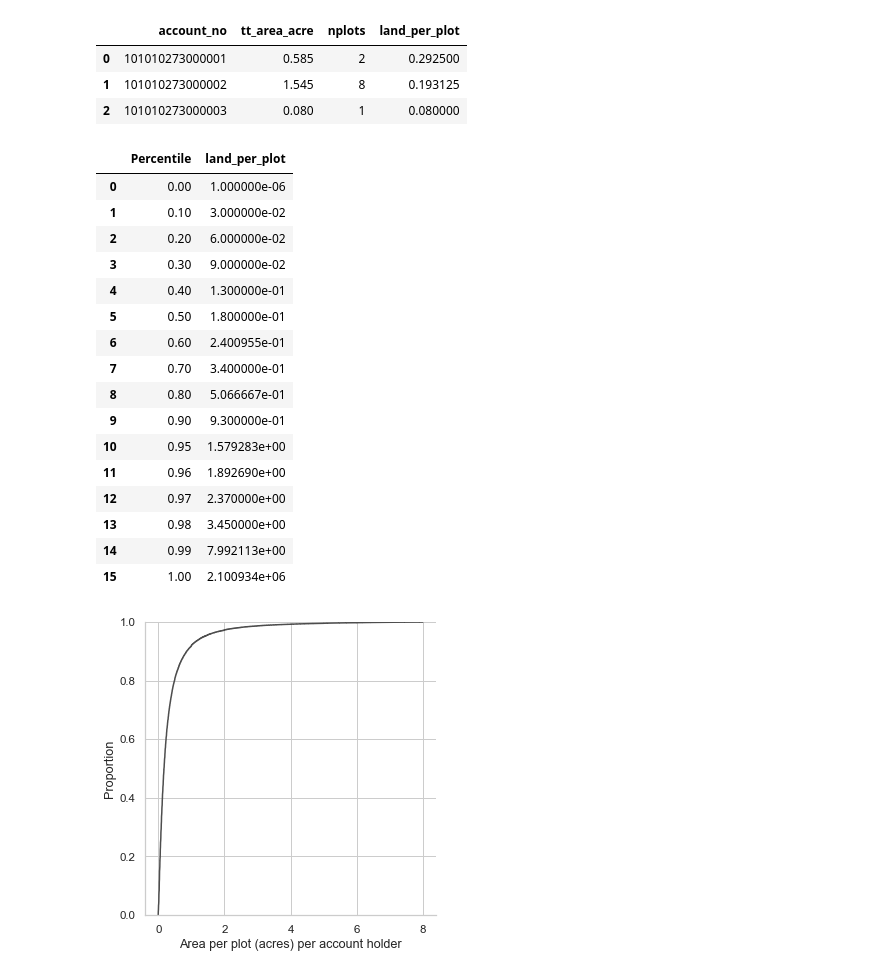
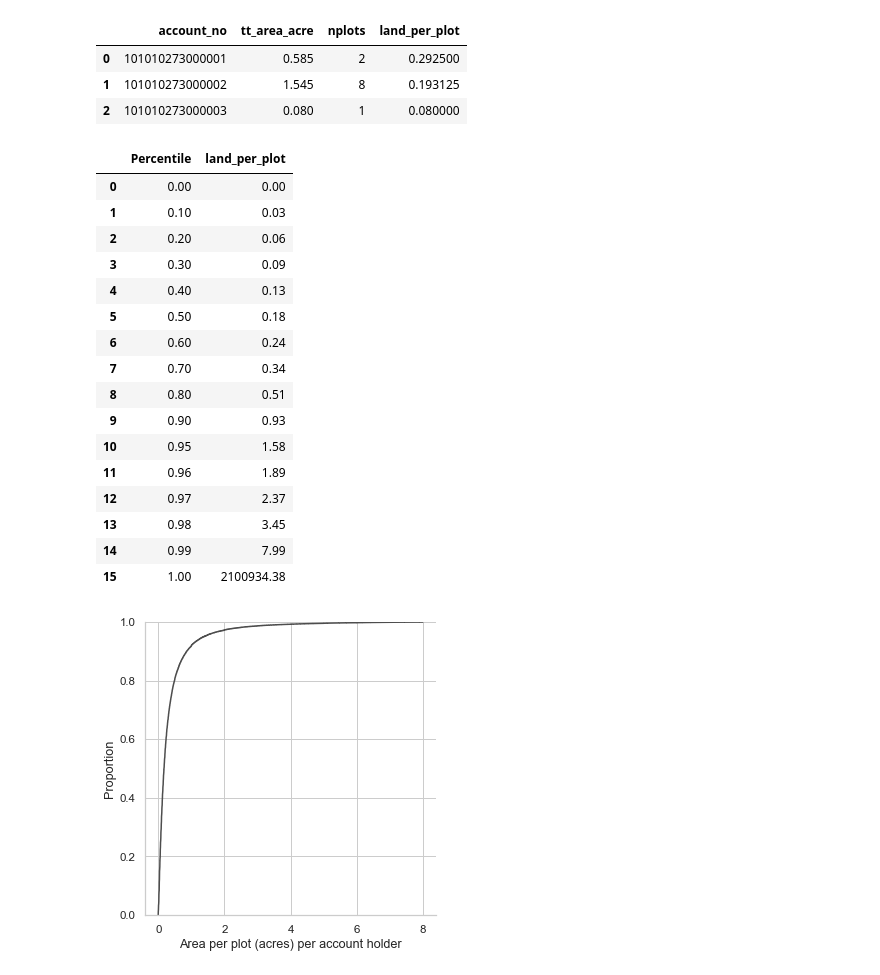
Before and after one commit to in-rolls/land, a Jupyter notebook: scripts/land_distribution_bihar.ipynb, the cells around one changed output. Cells and saved outputs as stored; diff of their text form; code cells hidden in the pictures.

Commit message:
update tables
- round decimals to look more sensible

- rename file names to be more sensible

```diff
--- a/scripts/land_distribution_bihar.ipynb
+++ b/scripts/land_distribution_bihar.ipynb
@@ -193,31 +217,32 @@ df_land_per_plot.head(3)
 # %%
 # Get table of percentiles (fold cell)
 ntiles = [.0,.1,.2,.3,.4,.5,.6,.7,.8,.9,.95,.96,.97,.98,.99,1]
 tab_acresperplot_deciles = (df_land_per_plot
                             .land_per_plot.quantile(ntiles)
                             .reset_index()
                             .rename_column('index', 'Percentile')
+                            .round(decimals=2)
                            )
 pandas_to_tex(tab_acresperplot_deciles, "../tables/percentiles_area_per_plot_accountholder")
 tab_acresperplot_deciles
 # %% [output]
 |  | Percentile | land_per_plot |
-| 0 | 0.00 | 1.000000e-06 |
-| 1 | 0.10 | 3.000000e-02 |
-| 2 | 0.20 | 6.000000e-02 |
-| 3 | 0.30 | 9.000000e-02 |
-| 4 | 0.40 | 1.300000e-01 |
-| 5 | 0.50 | 1.800000e-01 |
-| 6 | 0.60 | 2.400955e-01 |
-| 7 | 0.70 | 3.400000e-01 |
-| 8 | 0.80 | 5.066667e-01 |
-| 9 | 0.90 | 9.300000e-01 |
-| 10 | 0.95 | 1.579283e+00 |
-| 11 | 0.96 | 1.892690e+00 |
-| 12 | 0.97 | 2.370000e+00 |
-| 13 | 0.98 | 3.450000e+00 |
-| 14 | 0.99 | 7.992113e+00 |
-| 15 | 1.00 | 2.100934e+06 |
+| 0 | 0.00 | 0.00 |
+| 1 | 0.10 | 0.03 |
+| 2 | 0.20 | 0.06 |
+| 3 | 0.30 | 0.09 |
+| 4 | 0.40 | 0.13 |
+| 5 | 0.50 | 0.18 |
+| 6 | 0.60 | 0.24 |
+| 7 | 0.70 | 0.34 |
+| 8 | 0.80 | 0.51 |
+| 9 | 0.90 | 0.93 |
+| 10 | 0.95 | 1.58 |
+| 11 | 0.96 | 1.89 |
+| 12 | 0.97 | 2.37 |
+| 13 | 0.98 | 3.45 |
+| 14 | 0.99 | 7.99 |
+| 15 | 1.00 | 2100934.38 |
 # %%
 # Empirical CDF of land per area owned per account (fold cell)
 sns.displot(x="land_per_plot",
```
Also changed, not shown: parts of 9 cells of this notebook, 3 other files.
